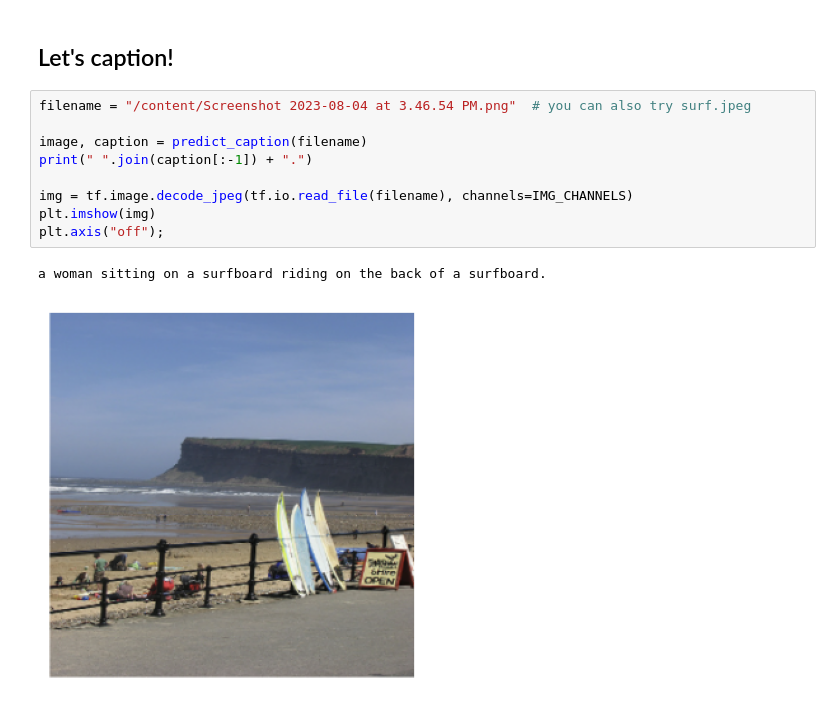
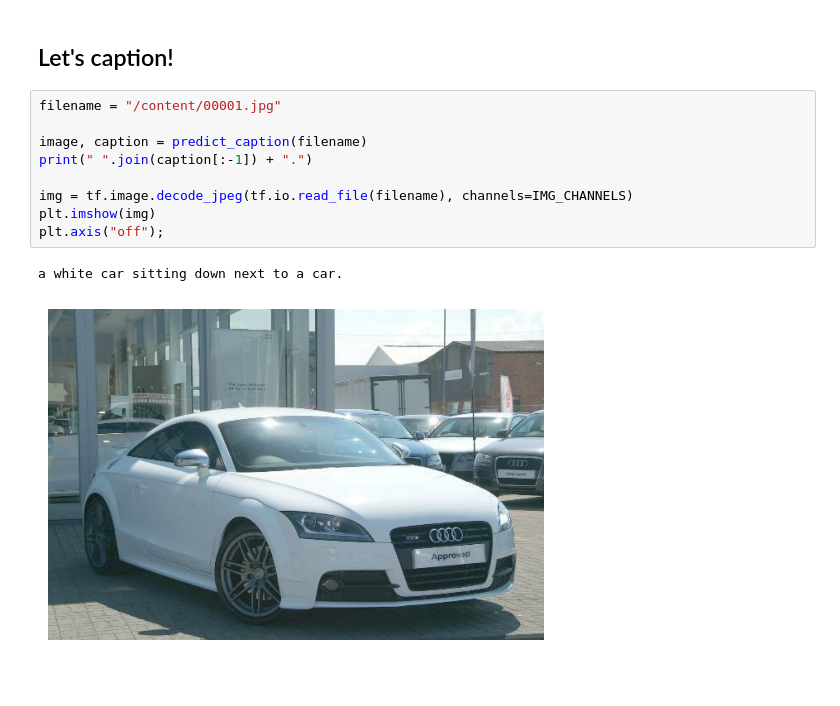
Before and after one commit to Agamjot12/CaptionThis, a Jupyter notebook: image_captioning.ipynb, the cells around one changed output. Cells and saved outputs as stored; diff of their text form; blank space fills up the shorter version.

```diff
--- a/image_captioning.ipynb
+++ b/image_captioning.ipynb
@@ -531,14 +531,14 @@ def predict_caption(filename):
 # %% [markdown]
 ## Let's caption!
 # %%
-filename = "/content/Screenshot 2023-08-04 at 3.46.54 PM.png"  # you can also try surf.jpeg
+filename = "/content/00001.jpg"
 
 image, caption = predict_caption(filename)
 print(" ".join(caption[:-1]) + ".")
 
 img = tf.image.decode_jpeg(tf.io.read_file(filename), channels=IMG_CHANNELS)
 plt.imshow(img)
 plt.axis("off");
 # %% [output]
-a woman sitting on a surfboard riding on the back of a surfboard.
+a white car sitting down next to a car.
-[figure, old version]
+[figure, new version]
```
